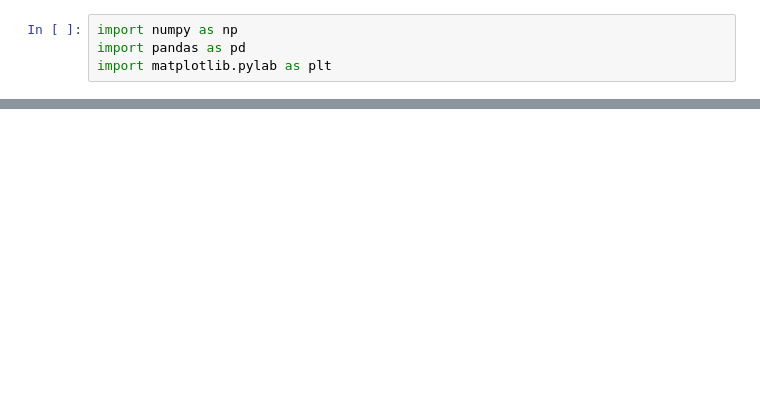
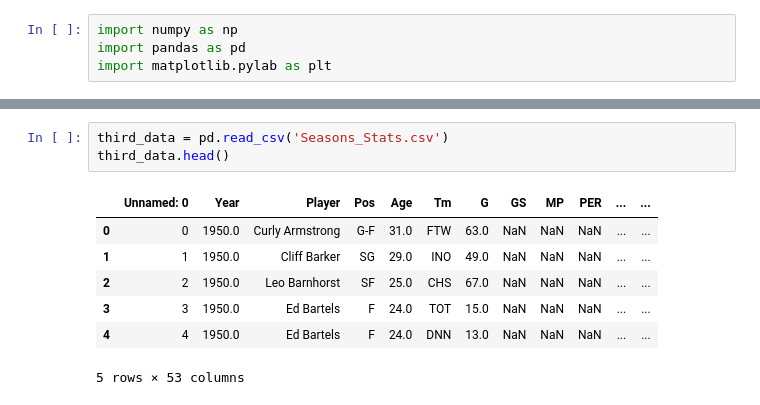
Before and after one commit to MonyaS/Hilell_tasks, a Jupyter notebook: лекция 4/hw_pandas.ipynb, the cells around one changed output, grey strips where cells are left out. Cells and saved outputs as stored; diff of their text form; blank space fills up the shorter version.

```diff
--- a/лекция 4/hw_pandas.ipynb
+++ b/лекция 4/hw_pandas.ipynb
@@ -185,0 +124,11 @@ data[data['hours-per-week'] == data['hours-per-week'].max()]['salary'].value_cou
+# %%
+third_data = pd.read_csv('Seasons_Stats.csv')
+third_data.head()
+# %% [output]
+|  | Unnamed: 0 | Year | Player | Pos | Age | Tm | G | GS | MP | PER | ... | ... |
+| 0 | 0 | 1950.0 | Curly Armstrong | G-F | 31.0 | FTW | 63.0 | NaN | NaN | NaN | ... | ... |
+| 1 | 1 | 1950.0 | Cliff Barker | SG | 29.0 | INO | 49.0 | NaN | NaN | NaN | ... | ... |
+| 2 | 2 | 1950.0 | Leo Barnhorst | SF | 25.0 | CHS | 67.0 | NaN | NaN | NaN | ... | ... |
+| 3 | 3 | 1950.0 | Ed Bartels | F | 24.0 | TOT | 15.0 | NaN | NaN | NaN | ... | ... |
+| 4 | 4 | 1950.0 | Ed Bartels | F | 24.0 | DNN | 13.0 | NaN | NaN | NaN | ... | ... |
+5 rows × 53 columns
```
Also changed, not shown: parts of 46 cells of this notebook, 1 other file.
